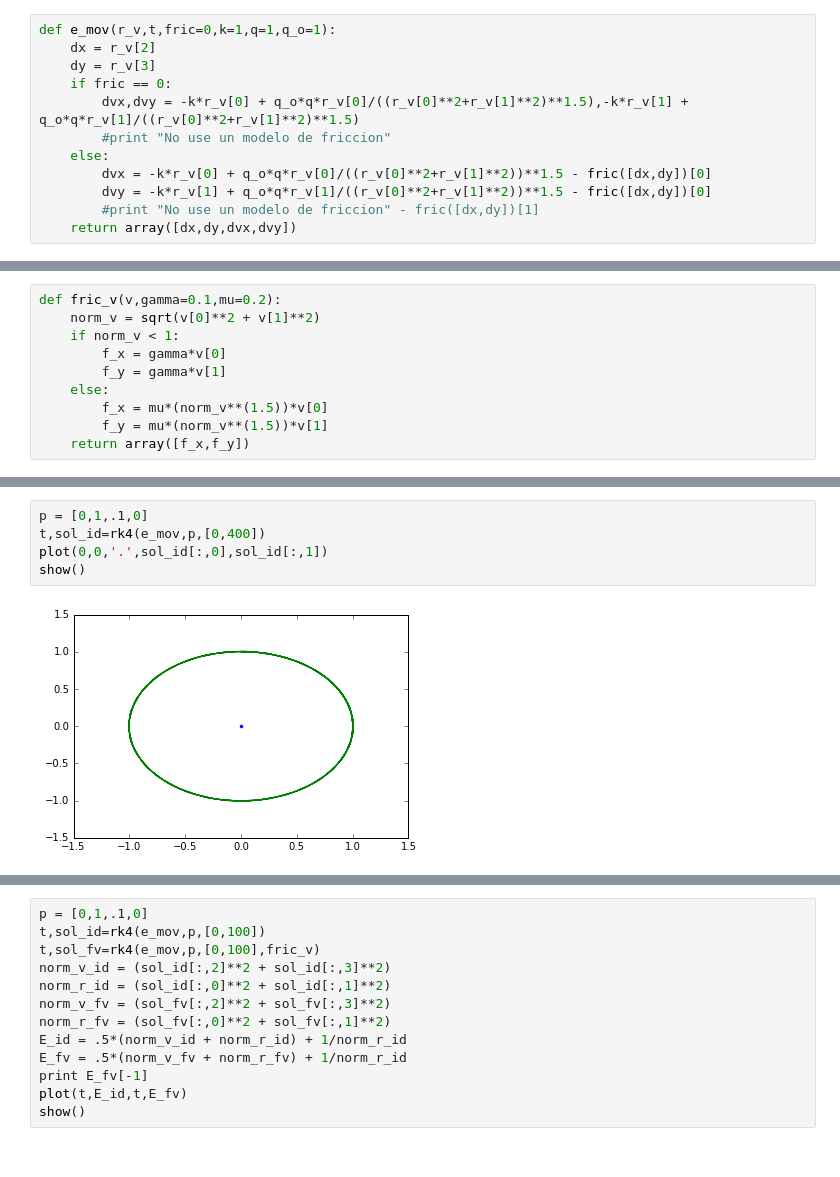
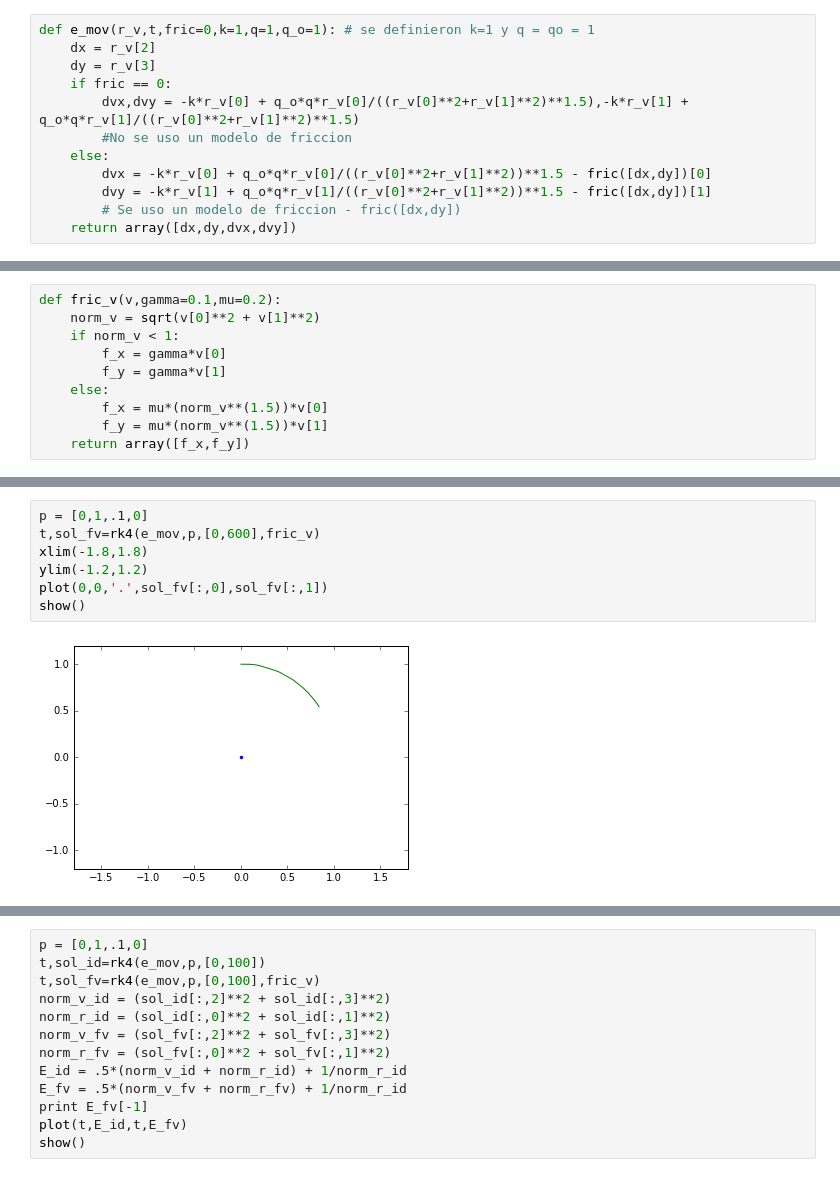
Before and after one commit to hugosl/Examen_1, a Jupyter notebook: Examen1.2.ipynb, the cells around one changed output, grey strips where cells are left out. Saved outputs shown, nothing was run; the diff lists cells and outputs as text.

```diff
--- a/Examen1.2.ipynb
+++ b/Examen1.2.ipynb
@@ -24,12 +29,12 @@ def rk4(ec,p_ini,x,args=0,h=0.01):
 # %%
-def e_mov(r_v,t,fric=0,k=1,q=1,q_o=1):
+def e_mov(r_v,t,fric=0,k=1,q=1,q_o=1): # se definieron k=1 y q = qo = 1
     dx = r_v[2]
     dy = r_v[3]
     if fric == 0:
         dvx,dvy = -k*r_v[0] + q_o*q*r_v[0]/((r_v[0]**2+r_v[1]**2)**1.5),-k*r_v[1] + q_o*q*r_v[1]/((r_v[0]**2+r_v[1]**2)**1.5)
-        #print "No use un modelo de friccion"
+        #No se uso un modelo de friccion
     else:
         dvx = -k*r_v[0] + q_o*q*r_v[0]/((r_v[0]**2+r_v[1]**2))**1.5 - fric([dx,dy])[0]
-        dvy = -k*r_v[1] + q_o*q*r_v[1]/((r_v[0]**2+r_v[1]**2))**1.5 - fric([dx,dy])[0]
-        #print "No use un modelo de friccion" - fric([dx,dy])[1]
+        dvy = -k*r_v[1] + q_o*q*r_v[1]/((r_v[0]**2+r_v[1]**2))**1.5 - fric([dx,dy])[1]
+        # Se uso un modelo de friccion - fric([dx,dy])
     return array([dx,dy,dvx,dvy])
@@ -46,7 +97,9 @@ def fric_v(v,gamma=0.1,mu=0.2):
 # %%
 p = [0,1,.1,0]
-t,sol_id=rk4(e_mov,p,[0,400])
-plot(0,0,'.',sol_id[:,0],sol_id[:,1])
+t,sol_fv=rk4(e_mov,p,[0,600],fric_v)
+xlim(-1.8,1.8)
+ylim(-1.2,1.2)
+plot(0,0,'.',sol_fv[:,0],sol_fv[:,1])
 show()
 # %% [output]
-[figure, old version]
+[figure, new version]
```
Also changed, not shown: parts of 13 cells of this notebook.
